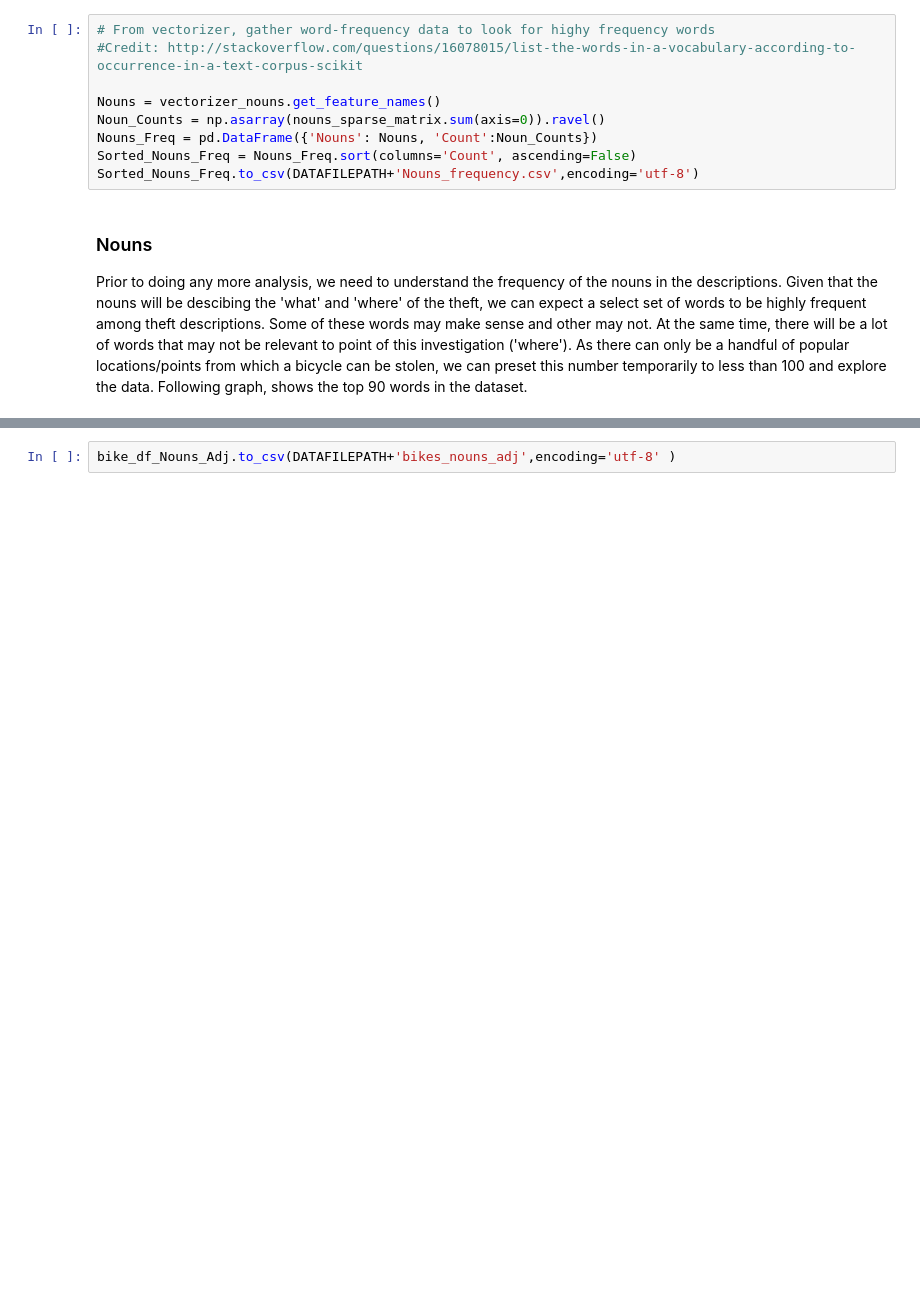
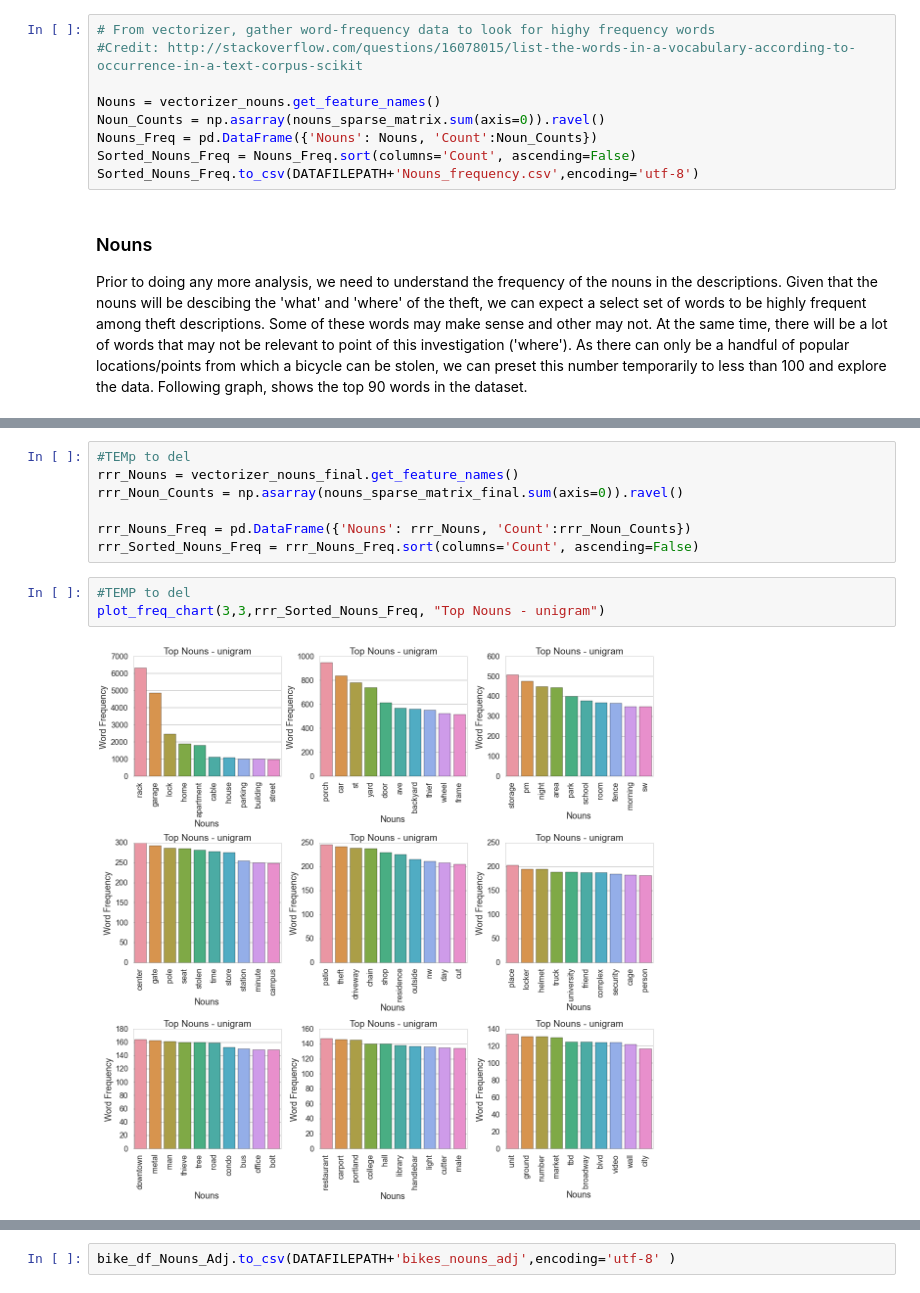
Before and after one commit to dilipbalachandran/project_cs109, a Jupyter notebook: code/Theft_Desc_Analysis-Draft.ipynb, the cells around one changed output, grey strips where cells are left out. Cells and saved outputs as stored; diff of their text form; blank space fills up the shorter version.

```diff
--- a/code/Theft_Desc_Analysis-Draft.ipynb
+++ b/code/Theft_Desc_Analysis-Draft.ipynb
@@ -347,3 +394,15 @@ The above exploration of the nouns word count indicates that looking at unigrams
+# %%
+#TEMp to del
+rrr_Nouns = vectorizer_nouns_final.get_feature_names()
+rrr_Noun_Counts = np.asarray(nouns_sparse_matrix_final.sum(axis=0)).ravel()
+
+rrr_Nouns_Freq = pd.DataFrame({'Nouns': rrr_Nouns, 'Count':rrr_Noun_Counts})
+rrr_Sorted_Nouns_Freq = rrr_Nouns_Freq.sort(columns='Count', ascending=False)
+# %%
+#TEMP to del
+plot_freq_chart(3,3,rrr_Sorted_Nouns_Freq, "Top Nouns - unigram")
+# %% [output]
+[figure, added]
 # %%
 ##############################################################################################
 #Approaching parsing text as bi-grams: Bigrams would include both adjective and noun together
```
Also changed, not shown: parts of 25 cells of this notebook, 6 other files.
